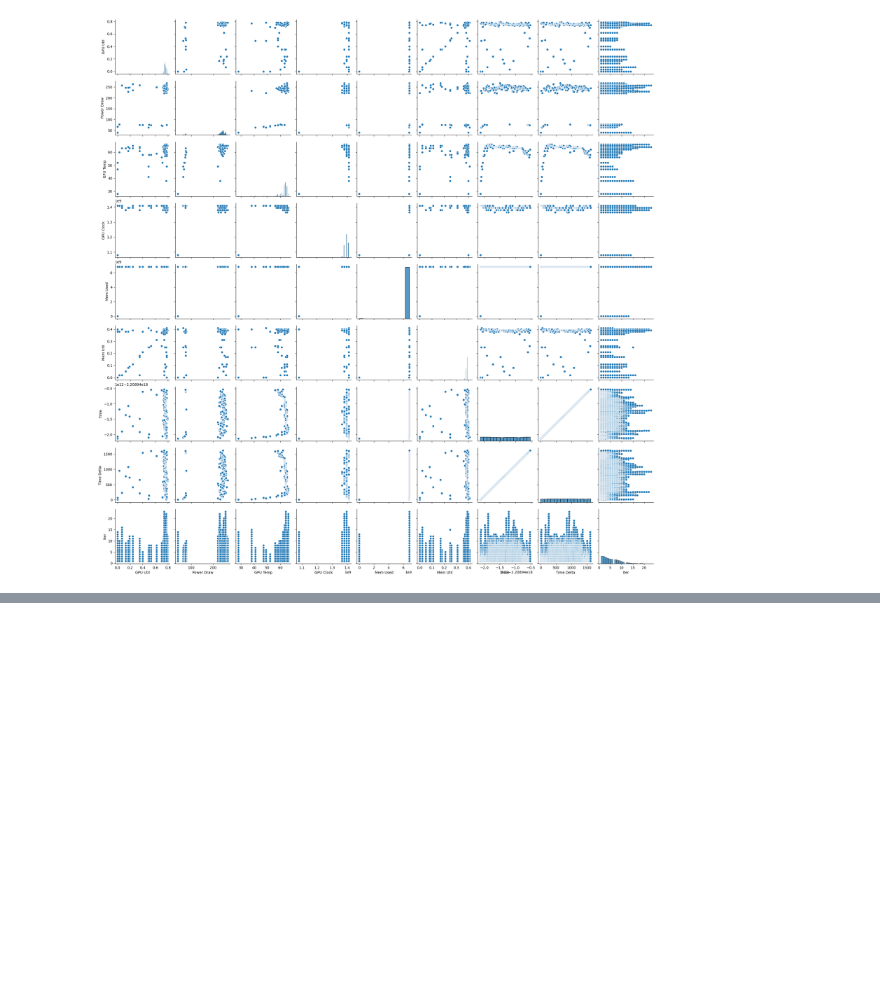
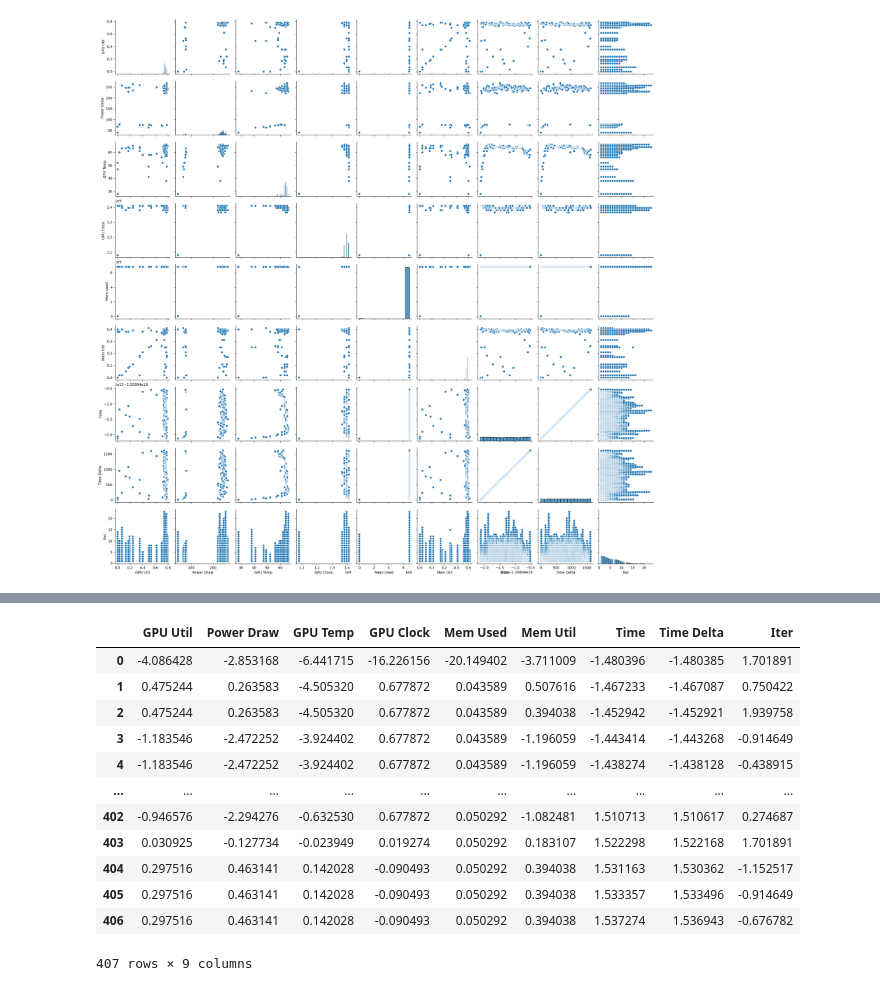
Before and after one commit to alt-rahul/5g-edge-app, a Jupyter notebook: model/features.ipynb, the cells around one changed output, grey strips where cells are left out. Cells and saved outputs as stored; diff of their text form; code cells hidden in the pictures; blank space fills up the shorter version.

```diff
--- a/model/features.ipynb
+++ b/model/features.ipynb
@@ -85,0 +118,16 @@ live_avg_norm.to_csv("../data/samples/mega_processed/live_avg_norm.csv", index=F
+# %%
+live_avg_scaled
+# %% [output]
+|  | GPU Util | Power Draw | GPU Temp | GPU Clock | Mem Used | Mem Util | Time | Time Delta | Iter |
+| 0 | -4.086428 | -2.853168 | -6.441715 | -16.226156 | -20.149402 | -3.711009 | -1.480396 | -1.480385 | 1.701891 |
+| 1 | 0.475244 | 0.263583 | -4.505320 | 0.677872 | 0.043589 | 0.507616 | -1.467233 | -1.467087 | 0.750422 |
+| 2 | 0.475244 | 0.263583 | -4.505320 | 0.677872 | 0.043589 | 0.394038 | -1.452942 | -1.452921 | 1.939758 |
+| 3 | -1.183546 | -2.472252 | -3.924402 | 0.677872 | 0.043589 | -1.196059 | -1.443414 | -1.443268 | -0.914649 |
+| 4 | -1.183546 | -2.472252 | -3.924402 | 0.677872 | 0.043589 | -1.196059 | -1.438274 | -1.438128 | -0.438915 |
+| ... | ... | ... | ... | ... | ... | ... | ... | ... | ... |
+| 402 | -0.946576 | -2.294276 | -0.632530 | 0.677872 | 0.050292 | -1.082481 | 1.510713 | 1.510617 | 0.274687 |
+| 403 | 0.030925 | -0.127734 | -0.023949 | 0.019274 | 0.050292 | 0.183107 | 1.522298 | 1.522168 | 1.701891 |
+| 404 | 0.297516 | 0.463141 | 0.142028 | -0.090493 | 0.050292 | 0.394038 | 1.531163 | 1.530362 | -1.152517 |
+| 405 | 0.297516 | 0.463141 | 0.142028 | -0.090493 | 0.050292 | 0.394038 | 1.533357 | 1.533496 | -0.914649 |
+| 406 | 0.297516 | 0.463141 | 0.142028 | -0.090493 | 0.050292 | 0.394038 | 1.537274 | 1.536943 | -0.676782 |
+407 rows × 9 columns
```
Also changed, not shown: parts of 3 cells of this notebook, 2 other files.
